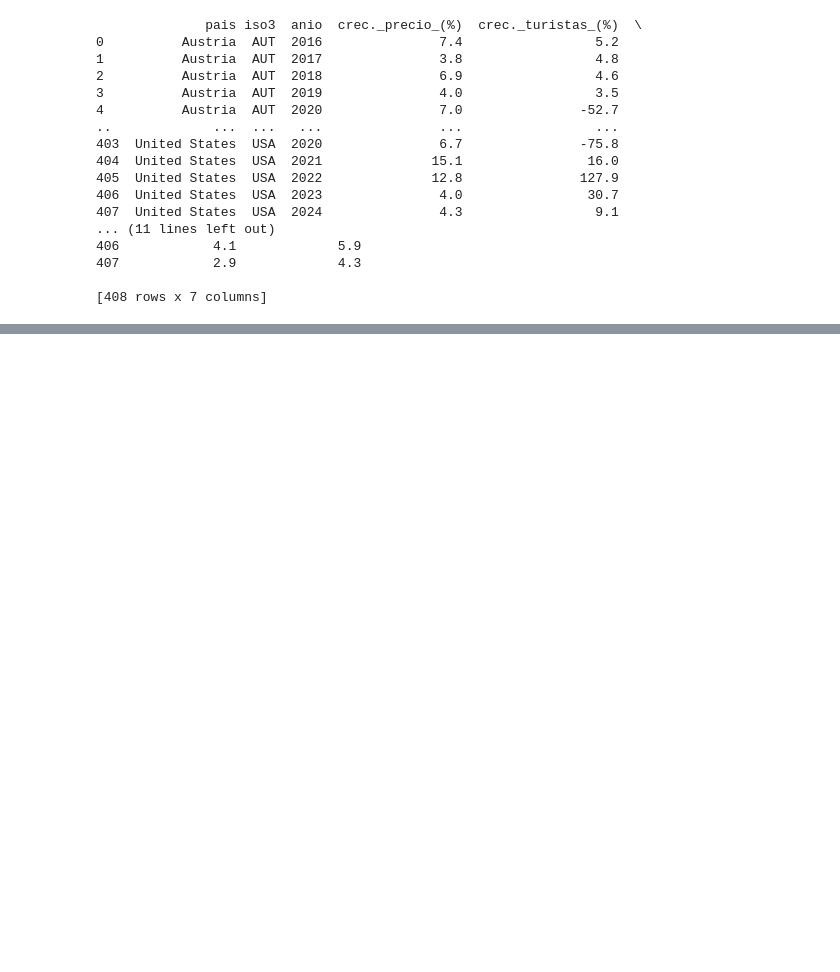
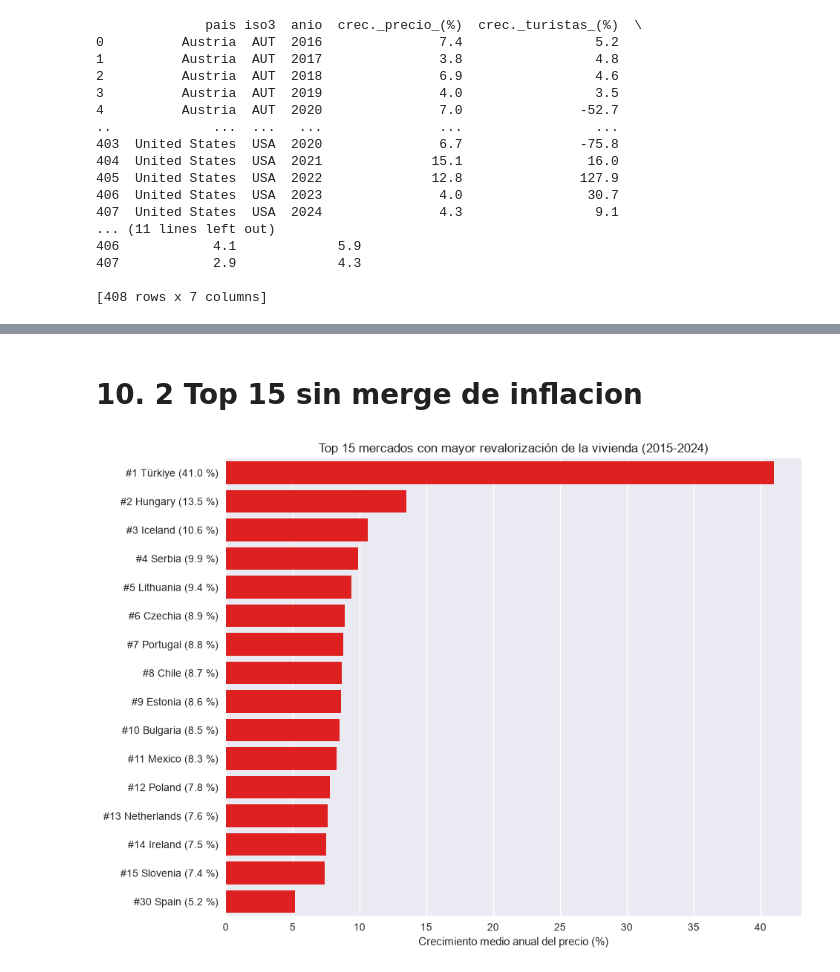
Before and after one commit to iboulandier/proyecto_2_eda, a Jupyter notebook: src/notebooks/limpieza_dataset_merge_final.ipynb, the cells around one changed output, grey strips where cells are left out. Drawn from its saved outputs; the diff is of its cells as text; code cells hidden in the pictures; blank space fills up the shorter version.

```diff
--- a/src/notebooks/limpieza_dataset_merge_final.ipynb
+++ b/src/notebooks/limpieza_dataset_merge_final.ipynb
@@ -187,0 +307,20 @@ anio
+# %% [markdown]
+# 10. 2 Top 15 sin merge de inflacion
+# %%
+ranking = vivienda.groupby("pais")["crec._precio_(%)"].mean().round(1)
+ranking = ranking.sort_values(ascending=False).reset_index()
+ranking["puesto"] = ranking.index + 1
+ranking["etiqueta"] = "#" + ranking["puesto"].astype(str) + " " + ranking["pais"] + " (" + ranking["crec._precio_(%)"].astype(str) + " %)"
+top15 = pd.concat([ranking.head(15), ranking[ranking["pais"] == "Spain"]])
+
+plt.style.use("seaborn-v0_8")
+plt.figure(figsize=(10, 8))
+
+sns.barplot(data=top15, x="crec._precio_(%)", y="etiqueta", color="red")
+
+plt.title("Top 15 mercados con mayor revalorización de la vivienda (2015-2024)")
+plt.xlabel("Crecimiento medio anual del precio (%)")
+plt.ylabel("")
+plt.show()
+# %% [output]
+[figure, added]
```
Also changed, not shown: parts of 25 cells of this notebook, 19 other files.
